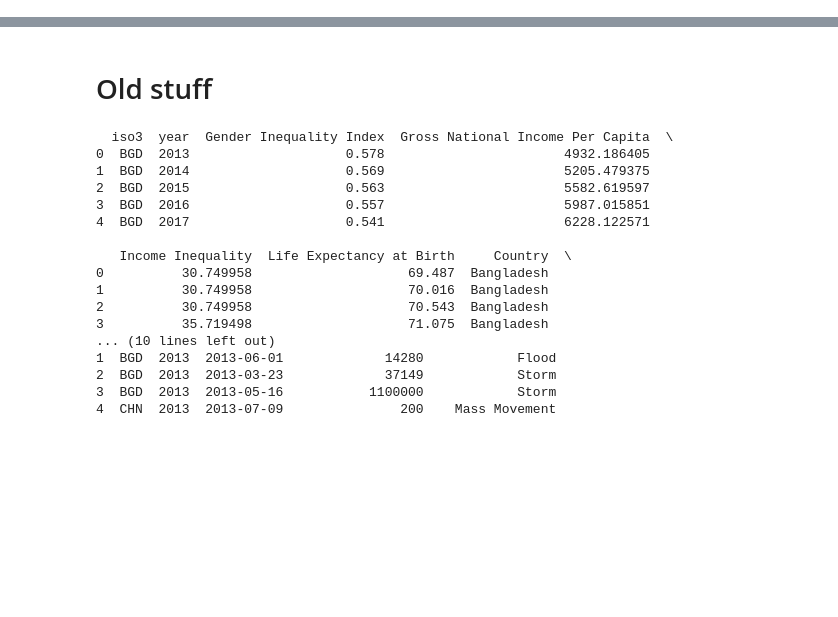
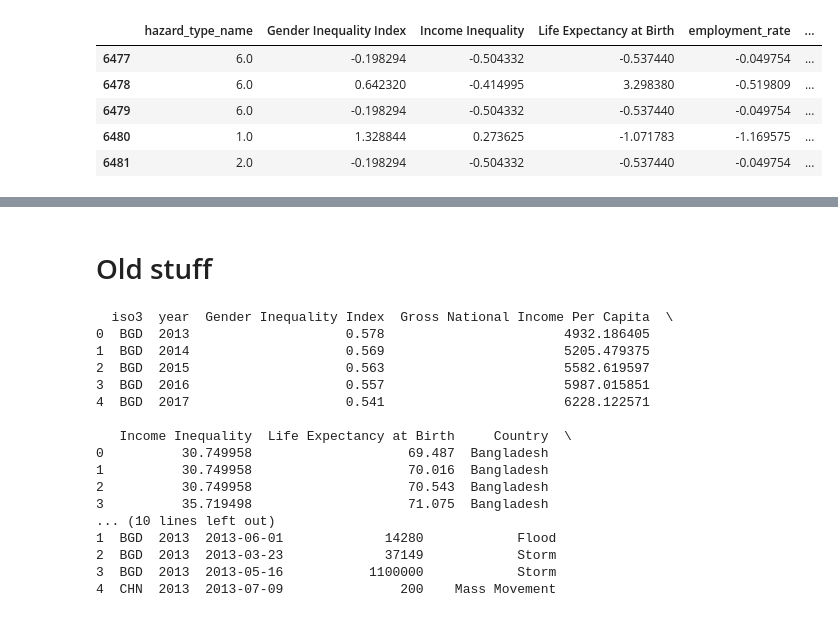
Before and after one commit to lukavicius/SpatialDataScienceProject, a Jupyter notebook: ml.ipynb, the cells around one changed output, grey strips where cells are left out. Saved outputs shown, nothing was run; the diff lists cells and outputs as text; code cells hidden in the pictures; blank space fills up the shorter version.

```diff
--- a/ml.ipynb
+++ b/ml.ipynb
@@ -103,0 +269,19 @@ Notes:
+# %%
+# Define target: use log-transformed total displacement
+y = event_data_ready['log_new_displacement']
+
+# Define features: exclude target, year, and optionally hazard type counts
+drop_cols = ['iso3','year','Country','log_new_displacement', 'month', 'quarter', 'log_infant_mortality_rate']
+X = event_data_ready.drop(columns=drop_cols)
+
+# Ensure data is numerical
+X = X.astype(float)
+
+X.tail()
+# %% [output]
+|  | hazard_type_name | Gender Inequality Index | Income Inequality | Life Expectancy at Birth | employment_rate | ... |
+| 6477 | 6.0 | -0.198294 | -0.504332 | -0.537440 | -0.049754 | ... |
+| 6478 | 6.0 | 0.642320 | -0.414995 | 3.298380 | -0.519809 | ... |
+| 6479 | 6.0 | -0.198294 | -0.504332 | -0.537440 | -0.049754 | ... |
+| 6480 | 1.0 | 1.328844 | 0.273625 | -1.071783 | -1.169575 | ... |
+| 6481 | 2.0 | -0.198294 | -0.504332 | -0.537440 | -0.049754 | ... |
```
Also changed, not shown: parts of 20 cells of this notebook, 1 other file.
